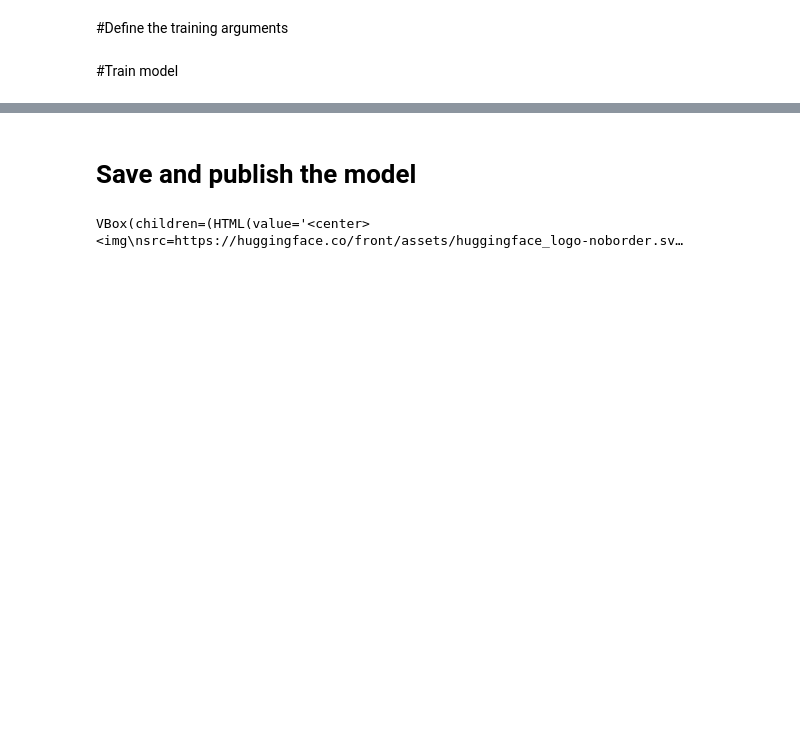
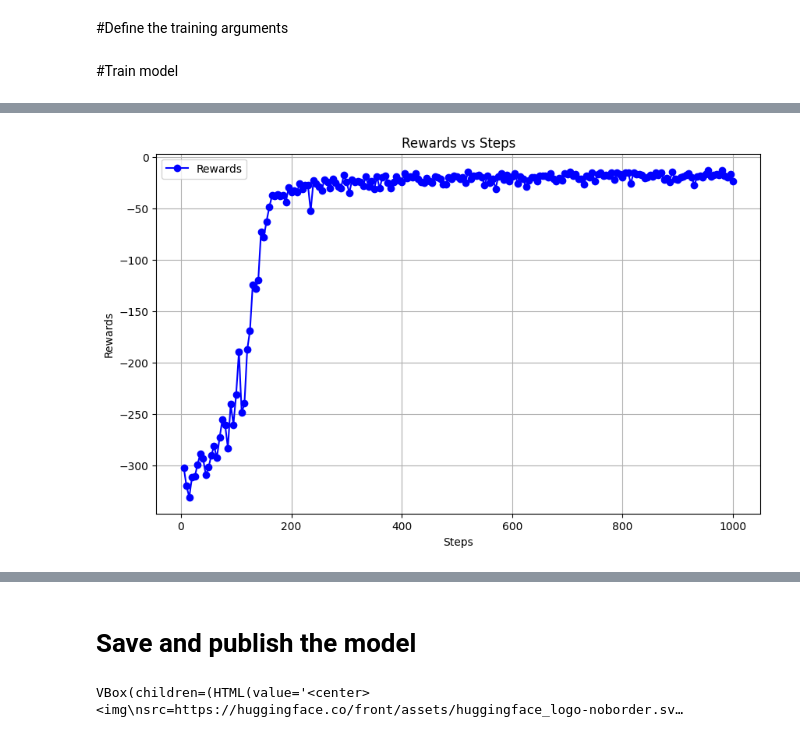
Before and after one commit to abdulsamadkhan/Reasoning, a Jupyter notebook: Fine_tune_a_model_with_GRPO.ipynb, the cells around one changed output, grey strips where cells are left out. Drawn from its saved outputs; the diff is of its cells as text; code cells hidden in the pictures; blank space fills up the shorter version.

```diff
--- a/Fine_tune_a_model_with_GRPO.ipynb
+++ b/Fine_tune_a_model_with_GRPO.ipynb
@@ -228,0 +249,30 @@ Unsloth: Will smartly offload gradients to save VRAM!
+# %%
+import json
+import matplotlib.pyplot as plt
+
+# Load the trainer_stats.json file
+with open('outputs/checkpoint-1000/trainer_state.json', 'r') as f:
+    trainer_state = json.load(f)
+
+# Extract the log history which contains the training information
+log_history = trainer_state['log_history']
+
+# Extract steps and rewards
+steps = [log["step"] for log in log_history]
+rewards = [log["reward"] for log in log_history]
+
+# Create the plot
+plt.figure(figsize=(10, 6))
+plt.plot(steps, rewards, label='Rewards', color='blue', marker='o')
+
+# Add labels and title
+plt.xlabel('Steps')
+plt.ylabel('Rewards')
+plt.title('Rewards vs Steps')
+
+# Show the plot
+plt.grid(True)
+plt.legend()
+plt.show()
+# %% [output]
+[figure, added]
```
Also changed, not shown: parts of 19 cells of this notebook.
